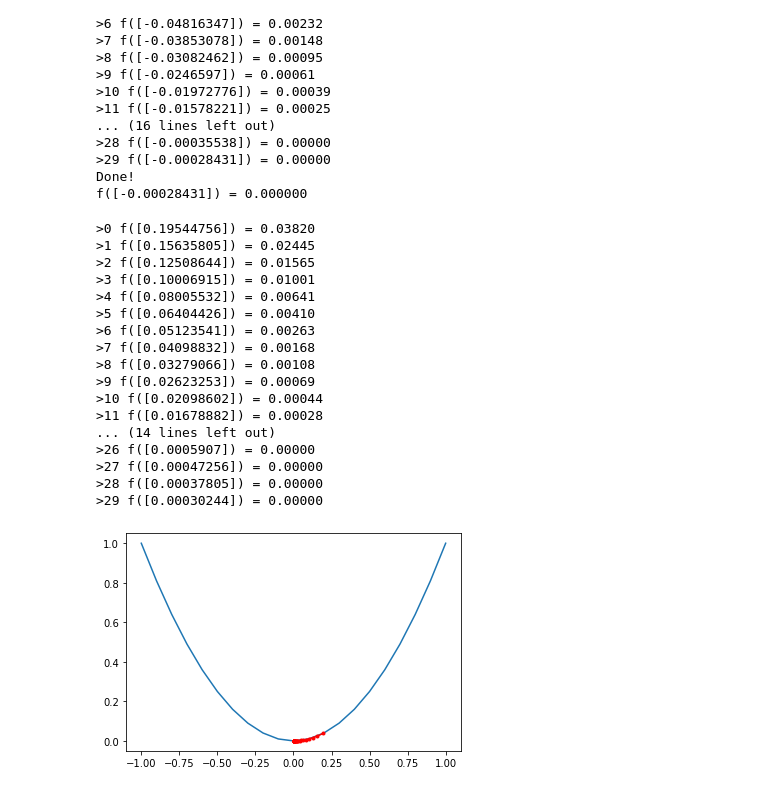
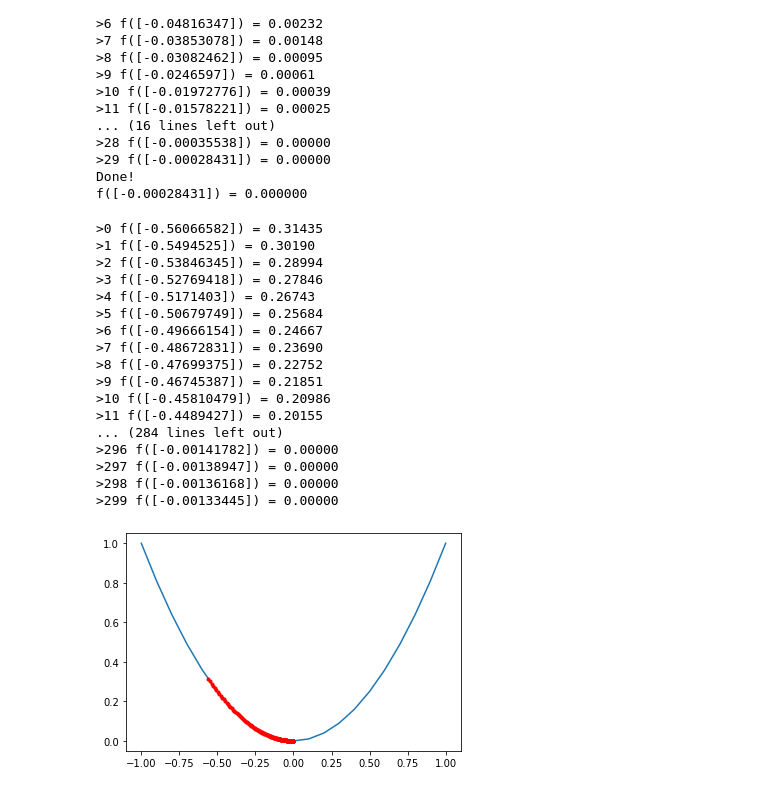
Before and after one commit to JSJeong-me/Machine_Learning, a Jupyter notebook: ML/Gradient_Descent.ipynb, the cells around one changed output. Cells and saved outputs as stored; diff of their text form; code cells hidden in the pictures.

```diff
--- a/ML/Gradient_Descent.ipynb
+++ b/ML/Gradient_Descent.ipynb
@@ -98,50 +98,50 @@ def gradient_descent(objective, derivative, bounds, n_iter, step_size):
     gradient = derivative(solution)
     # take a step
     solution = solution - step_size * gradient
     # evaluate candidate point
     solution_eval = objective(solution)
     # store solution
     solutions.append(solution)
     scores.append(solution_eval)
     # report progress
     print('>%d f(%s) = %.5f' % (i, solution, solution_eval))
   return [solutions, scores]
 
 # define range for input
 bounds = asarray([[-1.0, 1.0]])
 # define the total iterations
-n_iter = 30
+n_iter = 300
 # define the step size
-step_size = 0.1
+step_size = 0.01
 # perform the gradient descent search
 solutions, scores = gradient_descent(objective, derivative, bounds, n_iter,step_size)
 
 # sample input range uniformly at 0.1 increments
 inputs = arange(bounds[0,0], bounds[0,1]+0.1, 0.1)
 # compute targets
 results = objective(inputs)
 # create a line plot of input vs result
 pyplot.plot(inputs, results)
 # plot the solutions found
 pyplot.plot(solutions, scores, '.-', color='red')
 # show the plot
 pyplot.show()
 # %% [output]
->0 f([0.19544756]) = 0.03820
->1 f([0.15635805]) = 0.02445
->2 f([0.12508644]) = 0.01565
->3 f([0.10006915]) = 0.01001
->4 f([0.08005532]) = 0.00641
->5 f([0.06404426]) = 0.00410
->6 f([0.05123541]) = 0.00263
->7 f([0.04098832]) = 0.00168
->8 f([0.03279066]) = 0.00108
->9 f([0.02623253]) = 0.00069
->10 f([0.02098602]) = 0.00044
->11 f([0.01678882]) = 0.00028
-... (14 lines left out)
->26 f([0.0005907]) = 0.00000
->27 f([0.00047256]) = 0.00000
->28 f([0.00037805]) = 0.00000
->29 f([0.00030244]) = 0.00000
+>0 f([-0.56066582]) = 0.31435
+>1 f([-0.5494525]) = 0.30190
+>2 f([-0.53846345]) = 0.28994
+>3 f([-0.52769418]) = 0.27846
+>4 f([-0.5171403]) = 0.26743
+>5 f([-0.50679749]) = 0.25684
+>6 f([-0.49666154]) = 0.24667
+>7 f([-0.48672831]) = 0.23690
+>8 f([-0.47699375]) = 0.22752
+>9 f([-0.46745387]) = 0.21851
+>10 f([-0.45810479]) = 0.20986
+>11 f([-0.4489427]) = 0.20155
+... (284 lines left out)
+>296 f([-0.00141782]) = 0.00000
+>297 f([-0.00138947]) = 0.00000
+>298 f([-0.00136168]) = 0.00000
+>299 f([-0.00133445]) = 0.00000
-[figure, old version]
+[figure, new version]
```
